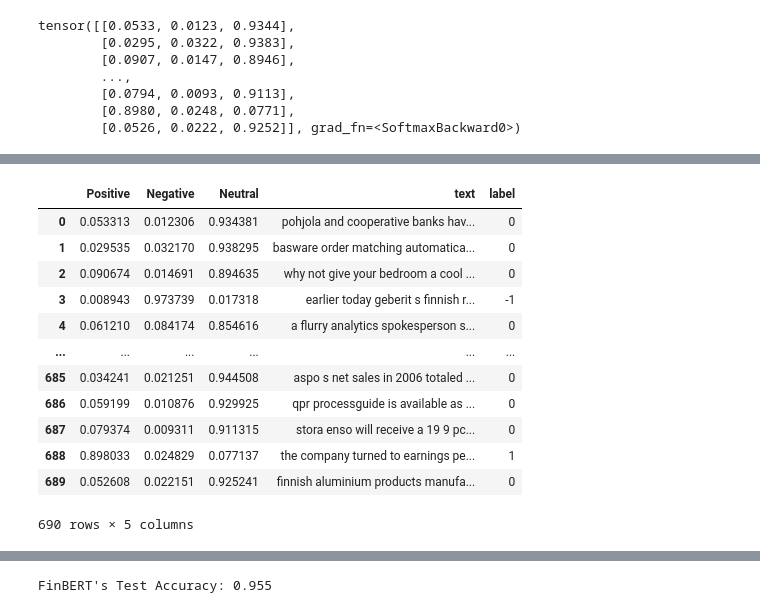
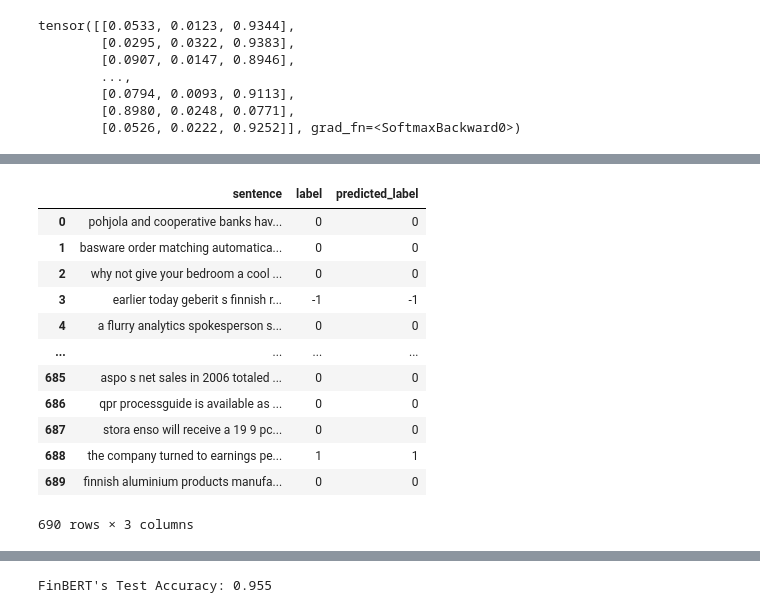
Before and after one commit to KaimiHuang/Quantifying-News-Sentiment-and-Its-Correlation-with-Stock-Price-Changes, a Jupyter notebook: main.ipynb, the cells around one changed output, grey strips where cells are left out. Cells and saved outputs as stored; diff of their text form; code cells hidden in the pictures.

```diff
--- a/main.ipynb
+++ b/main.ipynb
@@ -285,7 +285,7 @@ warnings.filterwarnings("ignore")
 import torch
 from transformers import AutoTokenizer, AutoModelForSequenceClassification
 # %%
-tokenizer = AutoTokenizer.from_pretrained("ProsusAI/finbert")
+tokenizer_2 = AutoTokenizer.from_pretrained("ProsusAI/finbert")
 model_2 = AutoModelForSequenceClassification.from_pretrained("ProsusAI/finbert")
 # %%
 X_test
@@ -305,7 +305,7 @@ Name: sentence, Length: 690, dtype: object
 # %%
 X_test_list = X_test.to_list()
 # %%
-inputs = tokenizer(X_test_list, padding = True, truncation = True, return_tensors='pt')
+inputs = tokenizer_2(X_test_list, padding = True, truncation = True, return_tensors='pt')
 print(inputs)
 # %% [output]
 {'input_ids': tensor([[  101, 13433,  2232,  ...,     0,     0,     0],
@@ -344,7 +344,16 @@ tensor([[0.0533, 0.0123, 0.9344],
         [0.8980, 0.0248, 0.0771],
         [0.0526, 0.0222, 0.9252]], grad_fn=<SoftmaxBackward0>)
 # %%
-df = pd.DataFrame({"Positive": predictions.detach().numpy()[:,0],
-                   "Negative": predictions.detach().numpy()[:,1],
-                   "Neutral": predictions.detach().numpy()[:,2]})
-df
+predictions_list = predictions.tolist()
+label = []
+
+for pred in predictions_list:
+    max_prob = max(pred)
+    ind = pred.index(max_prob)
+    if ind == 0:
+        l = 1
+    elif ind == 1:
+        l = -1
+    else:
+        l = 0
+    label.append(l)
@@ -368,20 +363,20 @@ X_test_2.reset_index(drop=True, inplace=True)
 y_test_2 = y_test.copy()
 y_test_2.reset_index(drop=True, inplace=True)
 # %%
-df['text'] = X_test_2
-df['label'] = y_test_2
+df = pd.concat([X_test_2,y_test_2],axis=1)
+df['predicted_label'] = label
 df
 # %% [output]
-|  | Positive | Negative | Neutral | text | label |
-| 0 | 0.053313 | 0.012306 | 0.934381 | pohjola and cooperative banks hav... | 0 |
-| 1 | 0.029535 | 0.032170 | 0.938295 | basware order matching automatica... | 0 |
-| 2 | 0.090674 | 0.014691 | 0.894635 | why not give your bedroom a cool ... | 0 |
-| 3 | 0.008943 | 0.973739 | 0.017318 | earlier today geberit s finnish r... | -1 |
-| 4 | 0.061210 | 0.084174 | 0.854616 | a flurry analytics spokesperson s... | 0 |
-| ... | ... | ... | ... | ... | ... |
-| 685 | 0.034241 | 0.021251 | 0.944508 | aspo s net sales in 2006 totaled ... | 0 |
-| 686 | 0.059199 | 0.010876 | 0.929925 | qpr processguide is available as ... | 0 |
-| 687 | 0.079374 | 0.009311 | 0.911315 | stora enso will receive a 19 9 pc... | 0 |
-| 688 | 0.898033 | 0.024829 | 0.077137 | the company turned to earnings pe... | 1 |
-| 689 | 0.052608 | 0.022151 | 0.925241 | finnish aluminium products manufa... | 0 |
+|  | sentence | label | predicted_label |
+| 0 | pohjola and cooperative banks hav... | 0 | 0 |
+| 1 | basware order matching automatica... | 0 | 0 |
+| 2 | why not give your bedroom a cool ... | 0 | 0 |
+| 3 | earlier today geberit s finnish r... | -1 | -1 |
+| 4 | a flurry analytics spokesperson s... | 0 | 0 |
+| ... | ... | ... | ... |
+| 685 | aspo s net sales in 2006 totaled ... | 0 | 0 |
+| 686 | qpr processguide is available as ... | 0 | 0 |
+| 687 | stora enso will receive a 19 9 pc... | 0 | 0 |
+| 688 | the company turned to earnings pe... | 1 | 1 |
+| 689 | finnish aluminium products manufa... | 0 | 0 |
-690 rows × 5 columns
+690 rows × 3 columns
```
Also changed, not shown: parts of 15 cells of this notebook.
